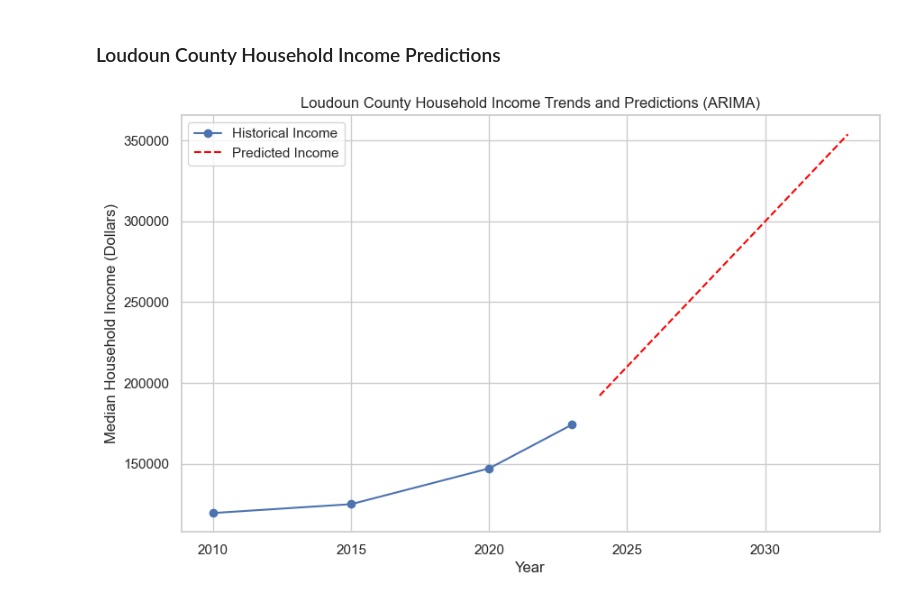
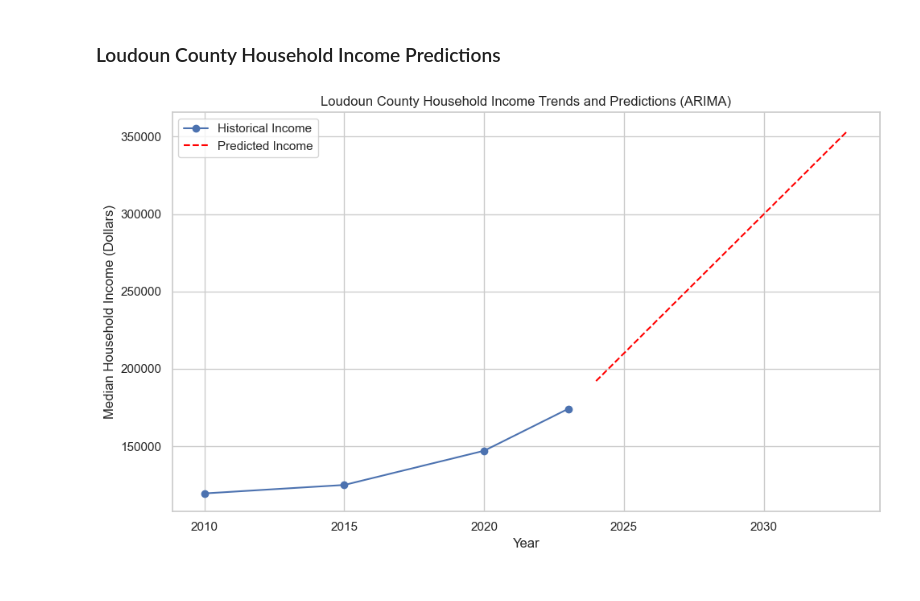
Before and after one commit to Akemp787/Loudoun_County_Growth_Study, a Jupyter notebook: notebooks/Loudoun County Growth Study.ipynb, the cells around one changed output. Cells and saved outputs as stored; diff of their text form; code cells hidden in the pictures.

```diff
--- a/notebooks/Loudoun County Growth Study.ipynb
+++ b/notebooks/Loudoun County Growth Study.ipynb
@@ -793,39 +806,35 @@ Index(['FIPS_Code', 'County_Name', 'Year',
 # %% [markdown]
 ### Loudoun County Household Income Predictions
 # %%
-# Ensure all the necessary data is in the correct format and the model is fit properly
+# Ensure the data is numeric
+income_data['loudoun_county_virginia'] = pd.to_numeric(
+    income_data['loudoun_county_virginia'].str.replace(",", "", regex=True), errors="coerce"
+)
 
-# Clean the column names and the data
-income_data.columns = income_data.columns.str.strip().str.replace("Ã", "A")
-
-# Extract Loudoun County data and prepare for ARIMA
-loudoun_income_data_cleaned = income_data[['Year', 'Loudoun_County_Virginia']].rename(columns={'Year': 'Year', 'Loudoun_County_Virginia': 'Income'})
-
-# Convert Year and Income to numeric
-loudoun_income_data_cleaned['Income'] = loudoun_income_data_cleaned['Income'].str.replace(',', '').astype(float)
-loudoun_income_data_cleaned['Year'] = pd.to_numeric(loudoun_income_data_cleaned['Year'], errors='coerce')
+# Drop rows with missing or non-numeric data
+loudoun_income_data_cleaned = income_data[['year', 'loudoun_county_virginia']].dropna()
 
 # Fit the ARIMA model (order (p, d, q) - using (1, 1, 1) as a simple choice)
-
-arima_model = ARIMA(loudoun_income_data_cleaned['Income'], order=(1, 1, 1))
+arima_model = ARIMA(loudoun_income_data_cleaned['loudoun_county_virginia'], order=(1, 1, 1))
 arima_fit = arima_model.fit()
 
 # Forecast for the next 10 years
 forecast_steps = 10
 forecast = arima_fit.forecast(steps=forecast_steps)
 
 # Create future years for the forecasted data
-future_years = np.arange(loudoun_income_data_cleaned['Year'].max() + 1, loudoun_income_data_cleaned['Year'].max() + forecast_steps + 1)
+future_years = np.arange(loudoun_income_data_cleaned['year'].max() + 1, loudoun_income_data_cleaned['year'].max() + forecast_steps + 1)
 
 # Plot historical and forecasted income trends
 plt.figure(figsize=(10, 6))
-plt.plot(loudoun_income_data_cleaned['Year'], loudoun_income_data_cleaned['Income'], label='Historical Income', marker='o')
+plt.plot(loudoun_income_data_cleaned['year'], loudoun_income_data_cleaned['loudoun_county_virginia'], label='Historical Income', marker='o')
 plt.plot(future_years, forecast, label='Predicted Income', linestyle='--', color='red')
 plt.xlabel('Year')
 plt.ylabel('Median Household Income (Dollars)')
 plt.title('Loudoun County Household Income Trends and Predictions (ARIMA)')
 plt.legend()
 plt.grid(True)
+plt.tight_layout()
 plt.show()
 # %% [output]
-[figure, old version]
+[figure, new version]
```
Also changed, not shown: parts of 20 cells of this notebook, 6 other files.
